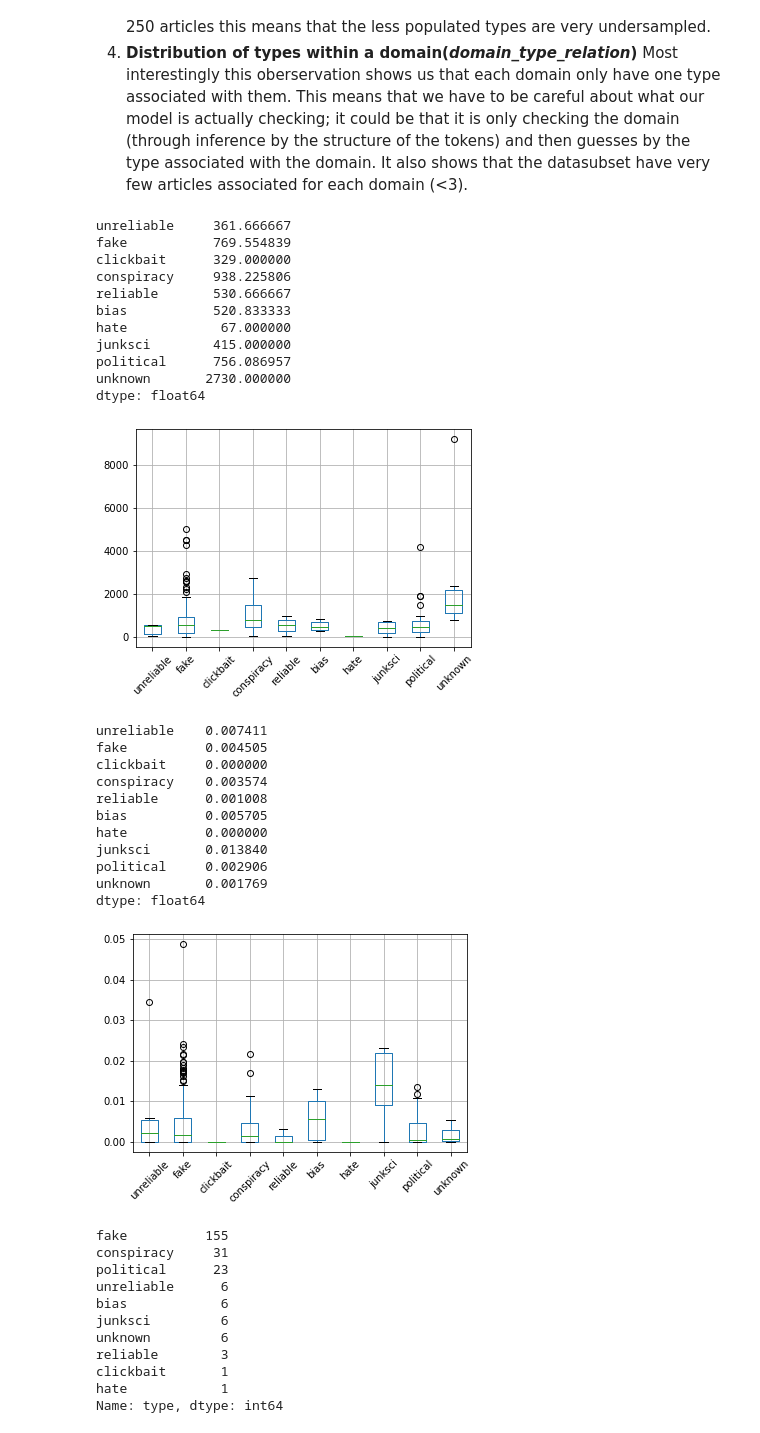
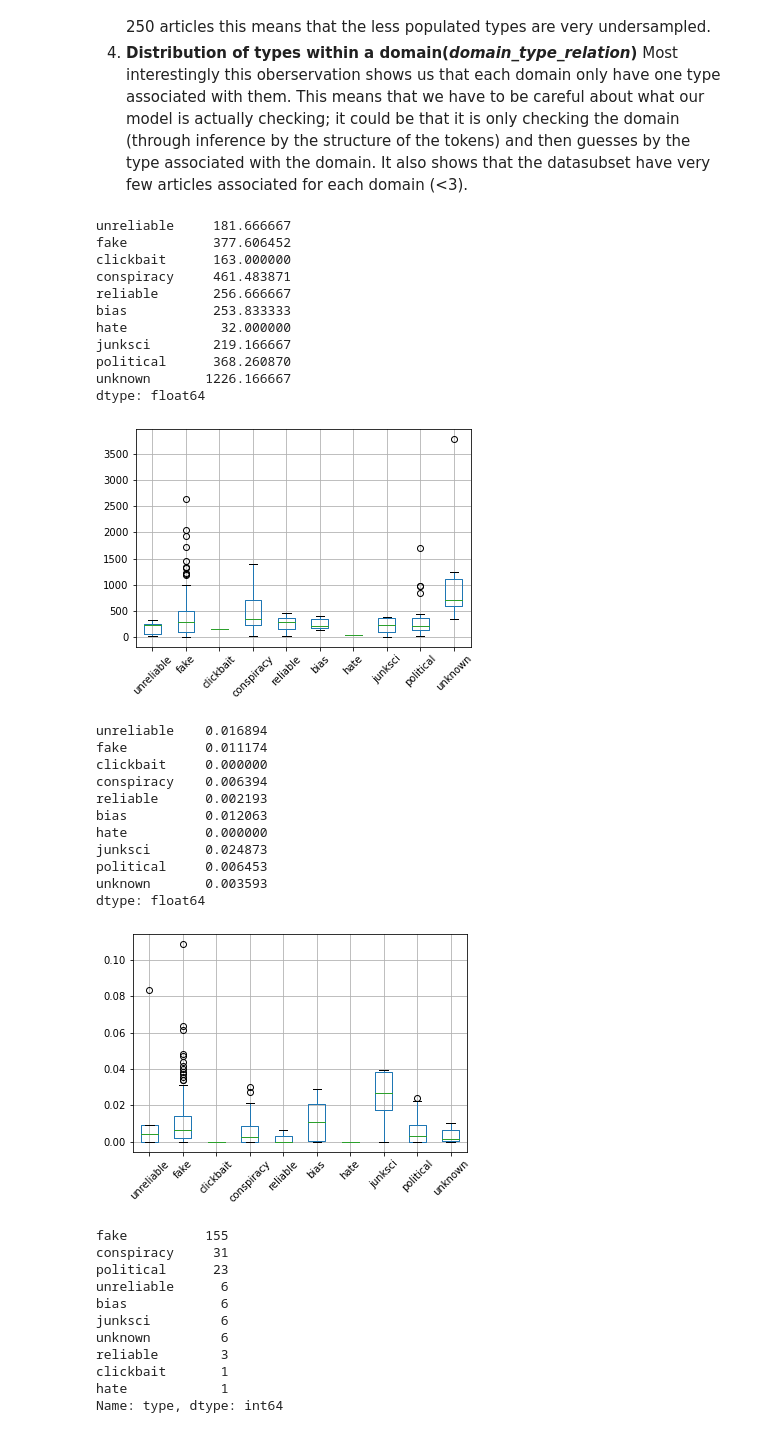
Before and after one commit to Numinator/ds, a Jupyter notebook: final/final.ipynb, the cells around one changed output. Saved outputs shown, nothing was run; the diff lists cells and outputs as text; code cells hidden in the pictures.

```diff
--- a/final/final.ipynb
+++ b/final/final.ipynb
@@ -84,9 +85,7 @@ def clean_text(txt):
     stemmer = SnowballStemmer(language='english')
     tokens = [stemmer.stem(w) if w[0] != '<' else w for w in tokens]
 
-    cleaned_text = ' '.join(tokens)
-
-    return cleaned_text
+    return tokens
 # %%
 ##lemmatize
 def tokenize_mood(txt):
@@ -121,8 +120,10 @@ def Lemm(tokenss):
 df_test = df_test.dropna(subset =["type"])
 
 df_content = df_test["content"]
-df_cleaned = df_content.apply(clean_text)
+df_tokens = df_content.apply(clean_text)
 
+df_test["tokens"] = df_tokens
+df_cleaned = df_tokens.apply(lambda x: ' '.join(x))
 df_test["cleaned_content"] = df_cleaned
 
-df_test["cleaned_content"].to_csv('testclean.csv')
+df_cleaned.to_csv('testclean.csv')
@@ -210,33 +199,33 @@ def domain_type_relation(df):
     idx = sorted(range(len(types)), key=lambda i: list(types[i].items())[0][1])
     return list(map(lambda i: (domains[i], types[i]), reversed(idx)))
 # %%
-type_token_relation(df)
+type_token_relation(df_test)
 # %% [output]
-unreliable     361.666667
-fake           769.554839
-clickbait      329.000000
-conspiracy     938.225806
-reliable       530.666667
-bias           520.833333
-hate            67.000000
-junksci        415.000000
-political      756.086957
-unknown       2730.000000
+unreliable     181.666667
+fake           377.606452
+clickbait      163.000000
+conspiracy     461.483871
+reliable       256.666667
+bias           253.833333
+hate            32.000000
+junksci        219.166667
+political      368.260870
+unknown       1226.166667
 dtype: float64
-[figure, old version]
+[figure, new version]
 # %%
-type_URLfreq_relation(df)
+type_URLfreq_relation(df_test)
 # %% [output]
-unreliable    0.007411
-fake          0.004505
+unreliable    0.016894
+fake          0.011174
 clickbait     0.000000
-conspiracy    0.003574
-reliable      0.001008
-bias          0.005705
+conspiracy    0.006394
+reliable      0.002193
+bias          0.012063
 hate          0.000000
-junksci       0.013840
-political     0.002906
-unknown       0.001769
+junksci       0.024873
+political     0.006453
+unknown       0.003593
 dtype: float64
-[figure, old version]
+[figure, new version]
 # %%
```
Also changed, not shown: parts of 30 cells of this notebook.
